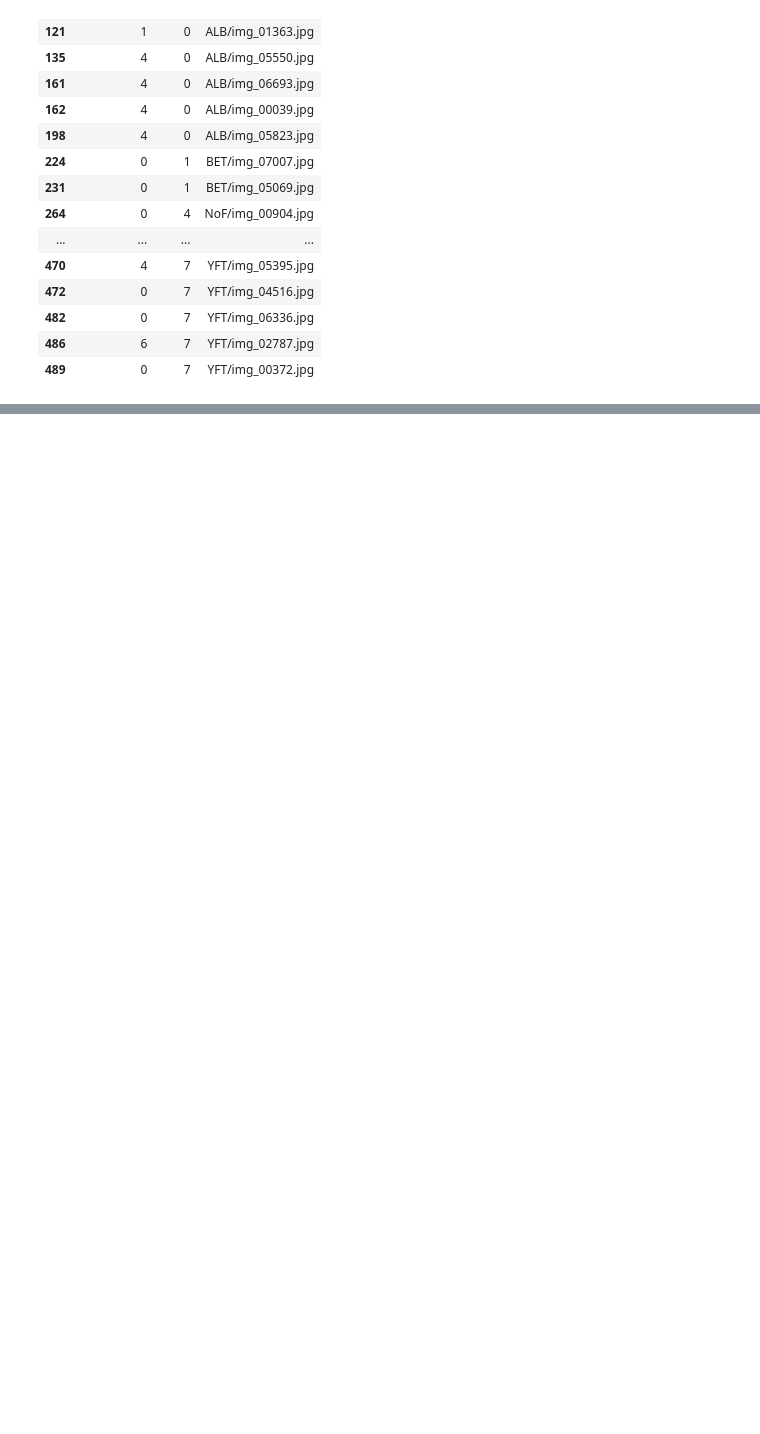
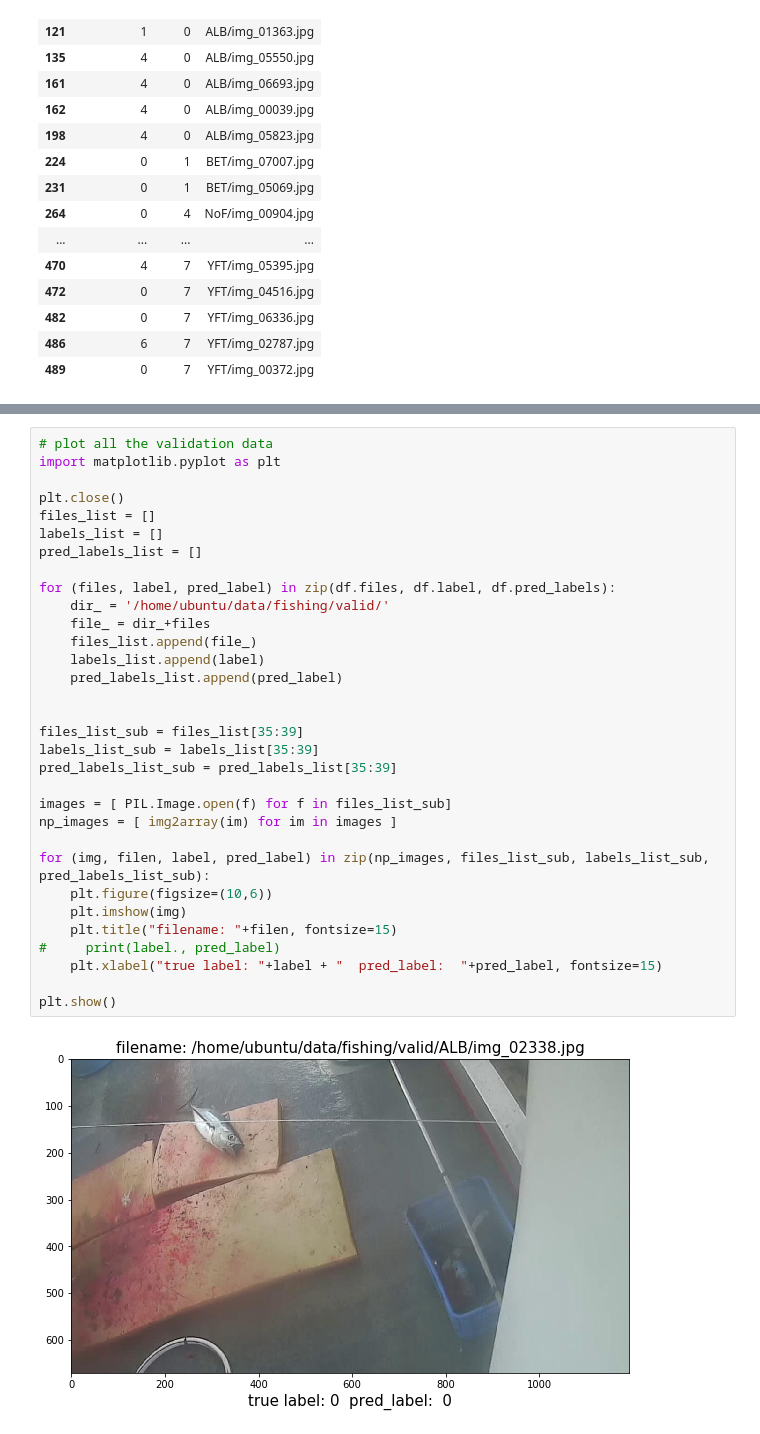
Before and after one commit to karijdempsey/learningWithKaggle, a Jupyter notebook: 1.0-kd-resnet_precomputedCNN_fisheries.ipynb, the cells around one changed output, grey strips where cells are left out. Saved outputs shown, nothing was run; the diff lists cells and outputs as text; blank space fills up the shorter version.

```diff
--- a/1.0-kd-resnet_precomputedCNN_fisheries.ipynb
+++ b/1.0-kd-resnet_precomputedCNN_fisheries.ipynb
@@ -447,0 +482,34 @@ plt.show()
+# %%
+# plot all the validation data
+import matplotlib.pyplot as plt
+
+plt.close()
+files_list = []
+labels_list = []
+pred_labels_list = []
+
+for (files, label, pred_label) in zip(df.files, df.label, df.pred_labels):
+    dir_ = '/home/ubuntu/data/fishing/valid/'
+    file_ = dir_+files
+    files_list.append(file_)
+    labels_list.append(label)
+    pred_labels_list.append(pred_label)
+
+
+files_list_sub = files_list[35:39]
+labels_list_sub = labels_list[35:39]
+pred_labels_list_sub = pred_labels_list[35:39]
+
+images = [ PIL.Image.open(f) for f in files_list_sub]
+np_images = [ img2array(im) for im in images ]
+
+for (img, filen, label, pred_label) in zip(np_images, files_list_sub, labels_list_sub, pred_labels_list_sub):
+    plt.figure(figsize=(10,6))
+    plt.imshow(img)
+    plt.title("filename: "+filen, fontsize=15)
+#     print(label., pred_label)
+    plt.xlabel("true label: "+label + "  pred_label:  "+pred_label, fontsize=15)
+
+plt.show()
+# %% [output]
+[figure, added]
```
Also changed, not shown: parts of 8 cells of this notebook, 3 other files.
